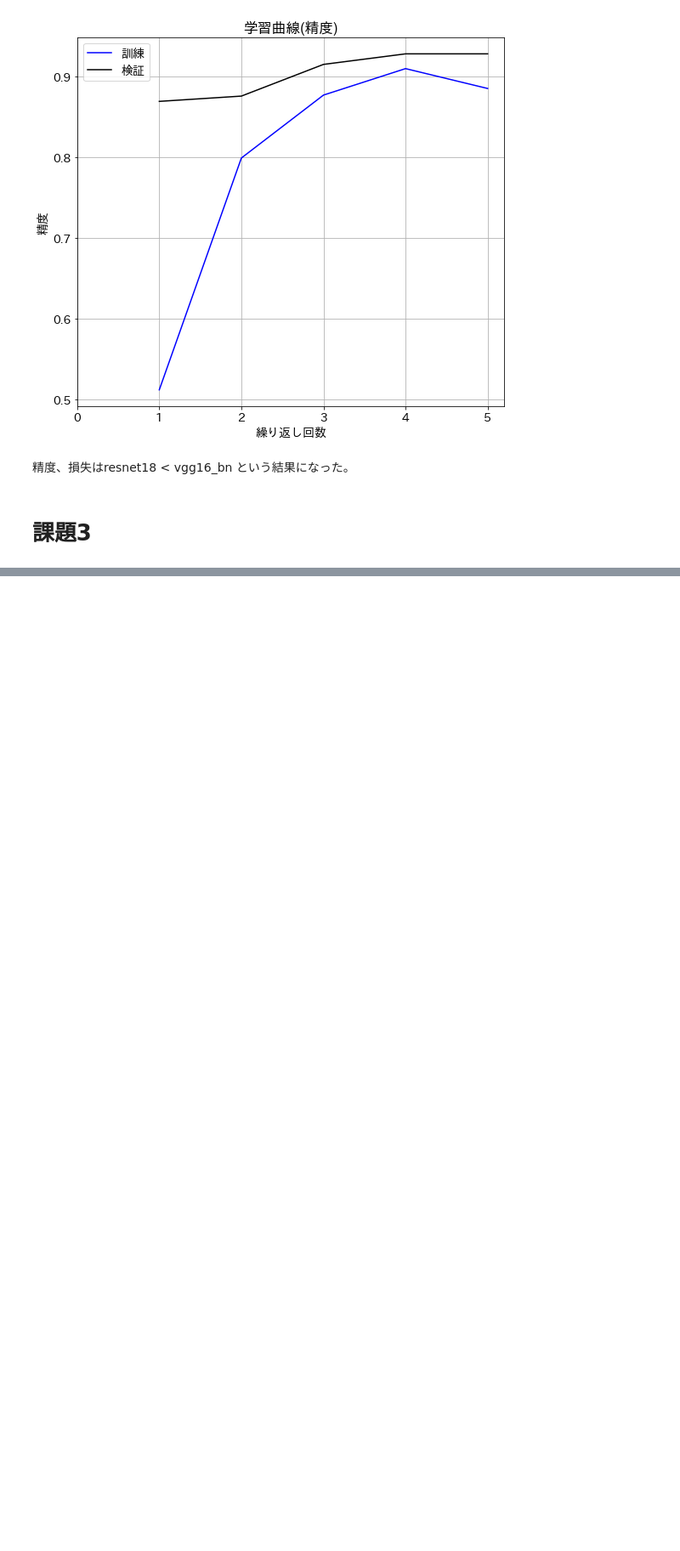
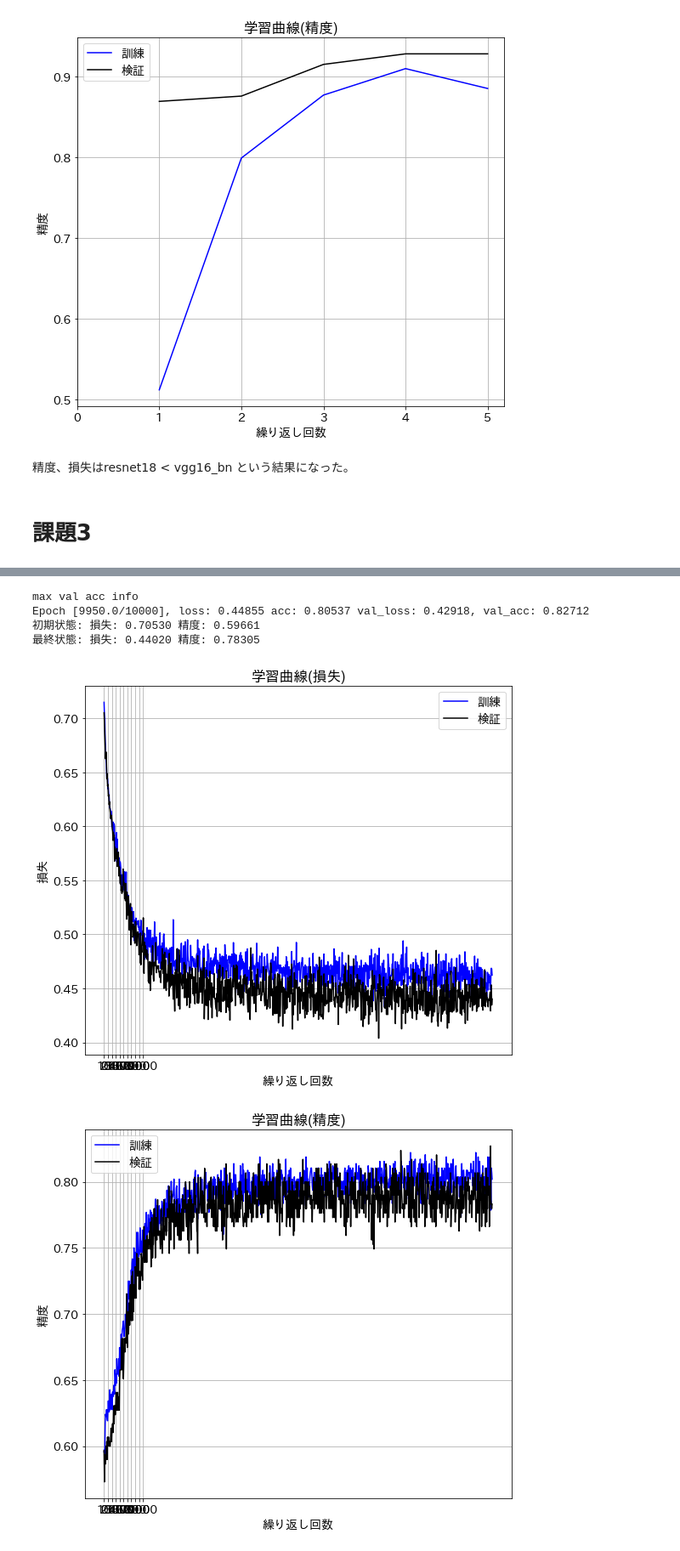
Before and after one commit to chanzone-khm/pytorch_study, a Jupyter notebook: Pytorch勉強会_前期課題.ipynb, the cells around one changed output, grey strips where cells are left out. Shown at 85% size. Cells and saved outputs as stored; diff of their text form; code cells hidden in the pictures; blank space fills up the shorter version.

```diff
--- a/Pytorch勉強会_前期課題.ipynb
+++ b/Pytorch勉強会_前期課題.ipynb
@@ -1039,0 +1084,29 @@ Epoch [9990/10000], loss: 0.64453 acc: 0.79698 val_loss: 0.63487, val_acc: 0.783
+# %%
+inputs = torch.tensor(X_train.values).float()
+inputs_test = torch.tensor(X_test.values).float()
+
+labels = torch.tensor(y_train).float()
+labels = labels.view(-1,1)
+labels_test = torch.tensor(y_test).float()
+labels_test = labels_test.view(-1,1)
+
+
+# model def
+n_input = X_train.shape[1]
+n_output = 1
+net = Net2(n_input, n_output)
+
+# learning rate
+lr = 0.01
+
+# 損失関数
+criterion = nn.BCEWithLogitsLoss()
+
+# 勾配降下法
+optimizer = optim.SGD(net.parameters(), lr = lr)
+
+# epoch
+num_epochs = 10000
+
+# history
+history = np.zeros((0,5))
@@ -1039,0 +1182,21 @@ Epoch [9990/10000], loss: 0.64453 acc: 0.79698 val_loss: 0.63487, val_acc: 0.783
+# %%
+# val_accが最大の箇所を抽出
+max_index = history[:, 4].argmax()
+epoch_ = history[max_index, 0]
+train_loss_ = history[max_index, 1]
+train_acc_ = history[max_index, 2]
+val_loss_ = history[max_index, 3]
+val_acc_ = history[max_index, 4]
+
+print('max val acc info')
+print (f'Epoch [{epoch_}/{num_epochs}], loss: {train_loss_:.5f} acc: {train_acc_:.5f} val_loss: {val_loss_:.5f}, val_acc: {val_acc_:.5f}')
+
+
+evaluate_history(history)
+# %% [output]
+max val acc info
+Epoch [9950.0/10000], loss: 0.44855 acc: 0.80537 val_loss: 0.42918, val_acc: 0.82712
+初期状態: 損失: 0.70530 精度: 0.59661
+最終状態: 損失: 0.44020 精度: 0.78305
+[figure, added]
+[figure, added]
```
Also changed, not shown: parts of 18 cells of this notebook.
